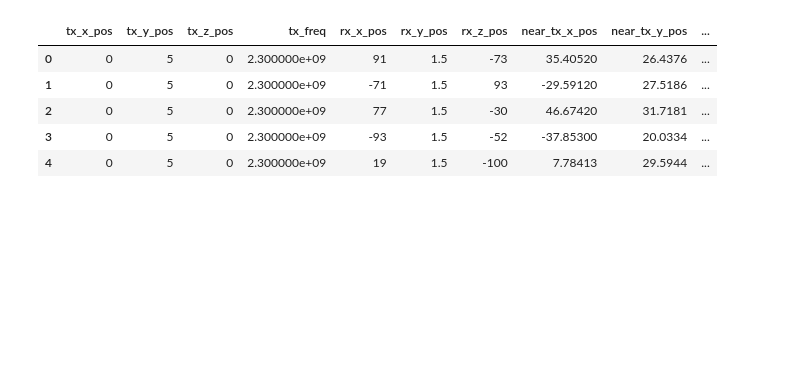
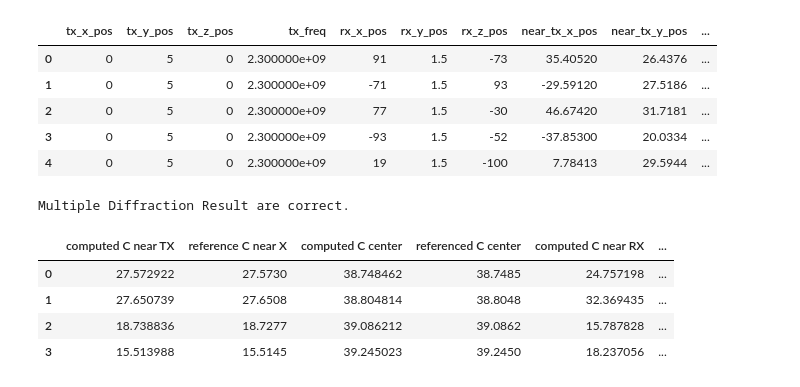
Before and after one commit to tamsri/path-loss-tester, a Jupyter notebook: path_loss_tester.ipynb, the cells around one changed output. Drawn from its saved outputs; the diff is of its cells as text; code cells hidden in the pictures; blank space fills up the shorter version.

Commit message:
added correction test.

```diff
--- a/path_loss_tester.ipynb
+++ b/path_loss_tester.ipynb
@@ -220,9 +220,9 @@ def ComputeV(tx_positions, tx_frequencies, rx_positions, edge_positions):
   r2 = np.sqrt(np.sum((rx_positions-edge_positions)**2, axis=1)).ravel()
   d1 = np.multiply(np.cos(angle_tx),r1).ravel()
   d2 = np.multiply(np.cos(angle_rx),r2).ravel()
-  h1 = np.multiply(np.sin(angle_rx),r2).ravel()
+  h1 = np.multiply(np.sin(angle_tx),r1).ravel()
   h2 = np.multiply(np.sin(angle_rx),r2).ravel()
-  assert (h1 == h2).all() # h should be equal
+  assert (np.round(h1,2) == np.round(h2,2)).all() # h should be equal
   h = h1
   v = np.multiply(h, np.sqrt(2*(d1 + d2)/(wave_length*r1*r2)))
   return v
@@ -277,3 +290,43 @@ multi_edges_data.head()
 | 2 | 0 | 5 | 0 | 2.300000e+09 | 77 | 1.5 | -30 | 46.67420 | 31.7181 | ... |
 | 3 | 0 | 5 | 0 | 2.300000e+09 | -93 | 1.5 | -52 | -37.85300 | 20.0334 | ... |
 | 4 | 0 | 5 | 0 | 2.300000e+09 | 19 | 1.5 | -100 | 7.78413 | 29.5944 | ... |
+# %%
+tx_positions = multi_edges_data.iloc[:,0:3].to_numpy().reshape((-1,3))
+tx_frequencies = multi_edges_data.iloc[:,3].to_numpy().reshape((-1,1))
+rx_positions = multi_edges_data.iloc[:,4:7].to_numpy().reshape((-1, 3))
+near_tx_edges = multi_edges_data.iloc[:,7:10].to_numpy().reshape((-1,3))
+center_edges = multi_edges_data.iloc[:,10:13].to_numpy().reshape((-1,3))
+near_rx_edges = multi_edges_data.iloc[:,13:16].to_numpy().reshape((-1,3))
+
+ref_c_tx = multi_edges_data.iloc[:, -8].to_numpy().ravel()
+ref_c_cen = multi_edges_data.iloc[:, -7].to_numpy().ravel()
+ref_c_rx = multi_edges_data.iloc[:, -6].to_numpy().ravel()
+
+ref_c1_cor =  multi_edges_data.iloc[:, -5].to_numpy().ravel()
+ref_c2_cor =  multi_edges_data.iloc[:, -4].to_numpy().ravel()
+# %%
+computed_c_tx = ComputeDiffractionFromV(ComputeV(tx_positions, tx_frequencies, center_edges, near_tx_edges)).ravel()
+computed_c_cen = ComputeDiffractionFromV(ComputeV(tx_positions, tx_frequencies, rx_positions, center_edges)).ravel()
+computed_c_rx = ComputeDiffractionFromV(ComputeV(center_edges, tx_frequencies, rx_positions, near_rx_edges)).ravel()
+# %%
+assert  (computed_c_tx.round(0) == ref_c_tx.round(0)).all() and \
+        (computed_c_cen.round(0) == ref_c_cen.round(0)).all() and \
+        (computed_c_rx.round(0) == ref_c_rx.round(0)).all()
+
+c_table = pd.DataFrame( {'computed C near TX': computed_c_tx,\
+                         'reference C near X': ref_c_tx,\
+                         'computed C center': computed_c_cen,\
+                         'referenced C center': ref_c_cen,\
+                         'computed C near RX': computed_c_rx,\
+                         'referenced C near RX': ref_c_rx })
+print('Multiple Diffraction Result are correct.')
+# %% [output]
+Multiple Diffraction Result are correct.
+# %%
+c_table.head(4)
+# %% [output]
+|  | computed C near TX | reference C near X | computed C center | referenced C center | computed C near RX | ... |
+| 0 | 27.572922 | 27.5730 | 38.748462 | 38.7485 | 24.757198 | ... |
+| 1 | 27.650739 | 27.6508 | 38.804814 | 38.8048 | 32.369435 | ... |
+| 2 | 18.738836 | 18.7277 | 39.086212 | 39.0862 | 15.787828 | ... |
+| 3 | 15.513988 | 15.5145 | 39.245023 | 39.2450 | 18.237056 | ... |
```
Also changed, not shown: parts of 8 cells of this notebook.
